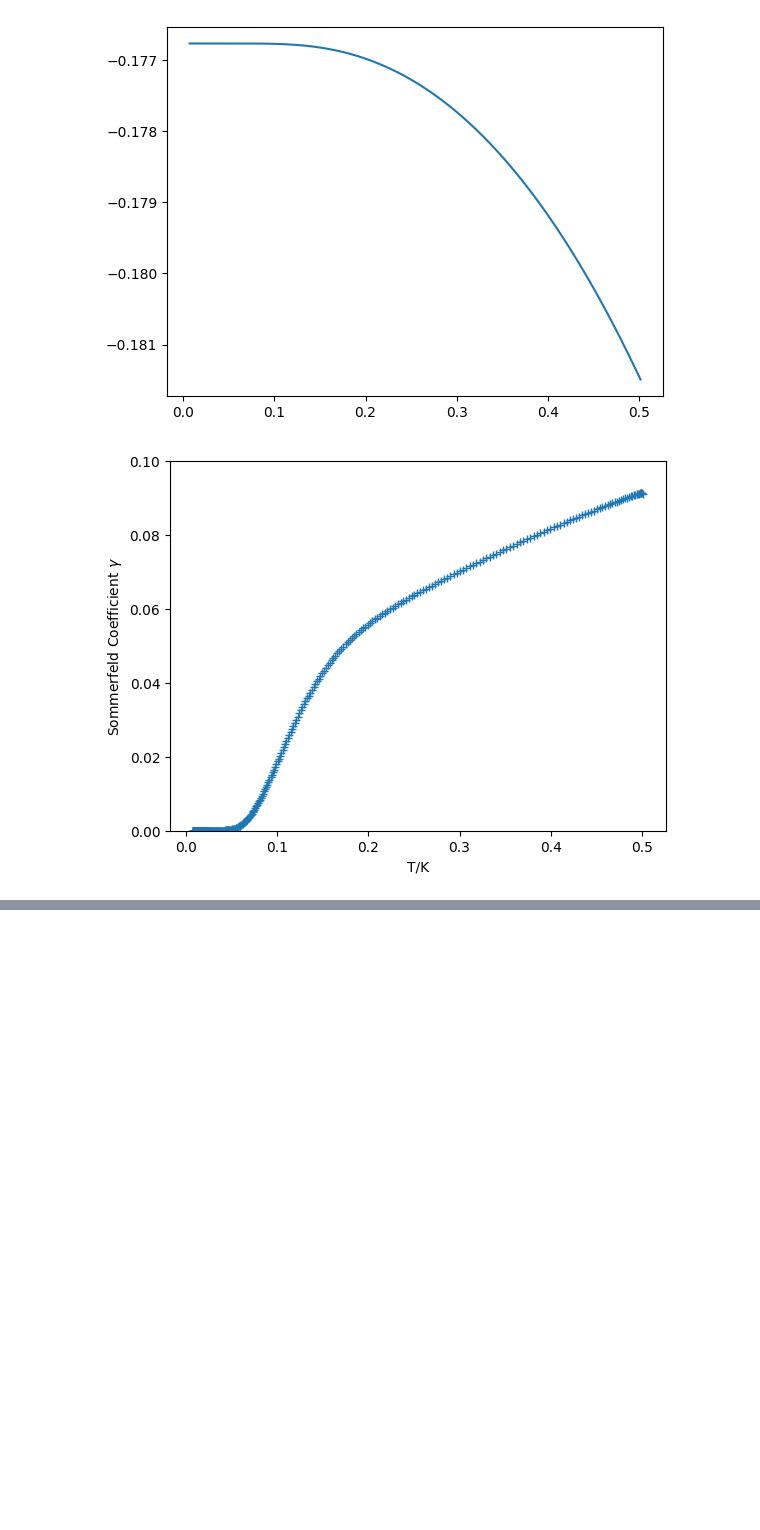
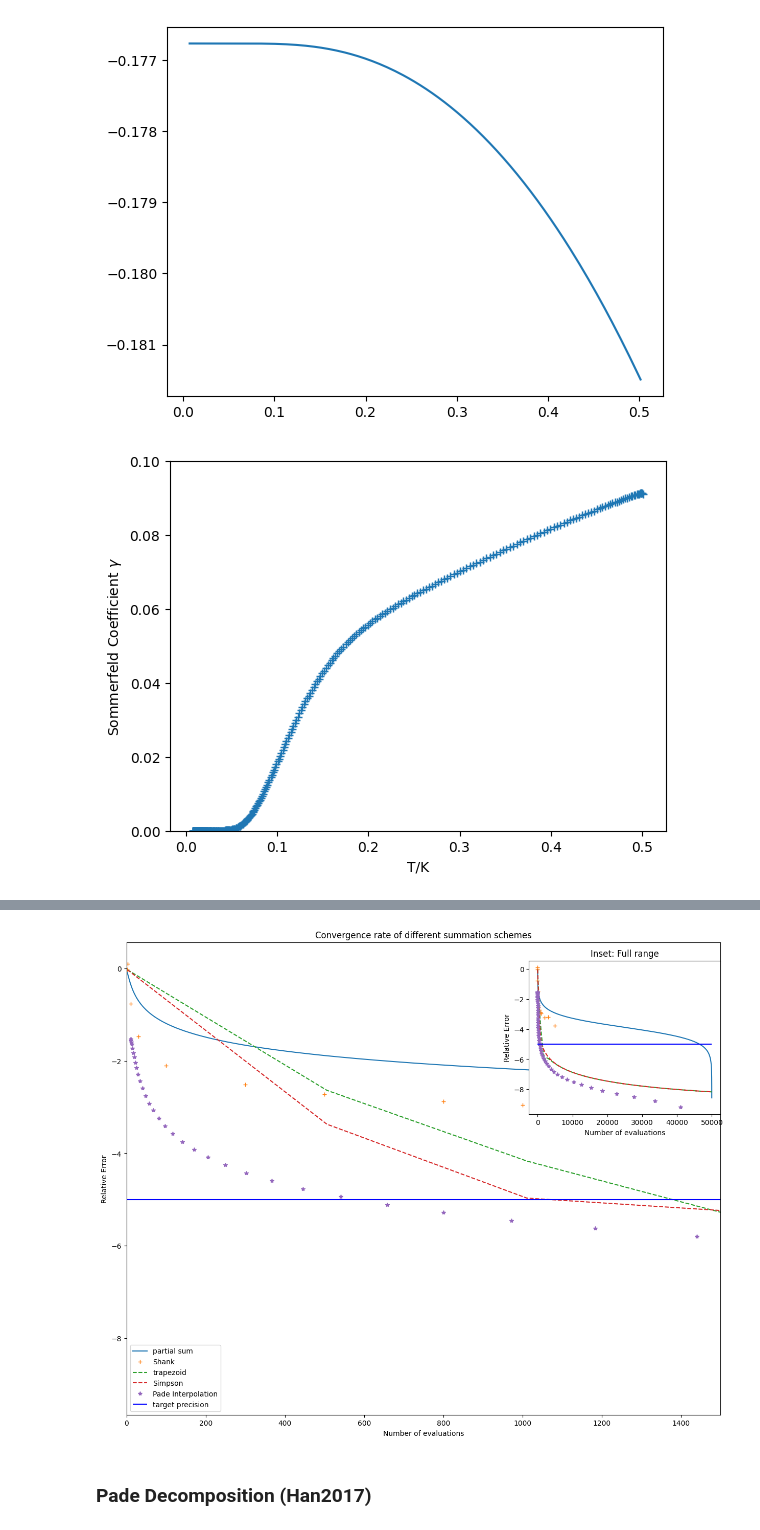
Before and after one commit to yulu-duck/two-band-superconductor, a Jupyter notebook: superconductivity_thermodynamics.ipynb, the cells around one changed output, grey strips where cells are left out. Drawn from its saved outputs; the diff is of its cells as text; code cells hidden in the pictures; blank space fills up the shorter version.

```diff
--- a/superconductivity_thermodynamics.ipynb
+++ b/superconductivity_thermodynamics.ipynb
@@ -434,0 +502,9 @@ plt.show()
+# %%
+# load test data: Matsubara sum in the SC gap equation
+epsilon = 1
+data = np.load(r'data_0820_variable_maxit\T0.02000_Gamma0.160_Tildes_total.npy')
+omega_tilde, Delta_h_tilde = data[int(np.shape(data)[0] / 2):,0], data[int(np.shape(data)[0] / 2):,1]
+
+an = 1/(omega_tilde**2 + Delta_h_tilde**2 + epsilon**2)
+sn = partialSum(an)
+rel_err_direct = np.abs(sn[-1] - sn) / sn[-1]
@@ -434,0 +567,35 @@ plt.show()
+# %%
+# Main plot: with xlim
+plt.figure(figsize=(15, 12))  # Larger figure size
+plt.plot(np.log10(rel_err_direct), label = 'partial sum')
+# plt.plot(np.log10(an/sn[-1]), label = 'an/S (all interpolation)')
+plt.plot(n_list, np.log10(err_list),'+' ,label = 'Shank')
+plt.plot(trapezoid_n_arr, np.log10(trapezoid_err_list), '--',label = 'trapezoid')
+plt.plot(trapezoid_n_arr,np.log10(simpson_err_list),'--',label = 'Simpson')
+plt.plot(num_pade + num_sum_arr, np.log10(pade_err_arr), '*', label = 'Pade Interpolation')
+plt.hlines(-5,0,np.size(an),'blue',label = 'target precision')
+plt.xlabel('Number of evaluations')
+plt.ylabel('Relative Error')
+plt.title('Convergence rate of different summation schemes')
+plt.xlim(0,1500)  # Apply xlim to the main plot
+plt.legend(loc = 'lower left')
+
+# Inset plot: without xlim
+inset_axes = plt.axes([0.65, 0.60, 0.25, 0.25])  # Position of the inset [left, bottom, width, height]
+inset_axes.plot(np.log10(rel_err_direct), label = 'partial sum')
+# inset_axes.plot(np.log10(an/sn[-1]), label = 'an/S (all interpolation)')
+inset_axes.plot(n_list, np.log10(err_list),'+' ,label = 'Shank')
+inset_axes.plot(trapezoid_n_arr, np.log10(trapezoid_err_list), '--',label = 'trapezoid')
+inset_axes.plot(trapezoid_n_arr,np.log10(simpson_err_list),'--',label = 'Simpson')
+inset_axes.plot(num_pade + num_sum_arr, np.log10(pade_err_arr), '*', label = 'Pade Interpolation')
+inset_axes.hlines(-5,0,np.size(an),'blue',label = 'target precision')
+inset_axes.set_xlabel('Number of evaluations')
+inset_axes.set_ylabel('Relative Error')
+inset_axes.set_title('Inset: Full range')  # Title for the inset
+
+
+plt.show()
+# %% [output]
+[figure, added]
+# %% [markdown]
+### Pade Decomposition (Han2017)
```
Also changed, not shown: parts of 7 cells of this notebook, 2 other files.
